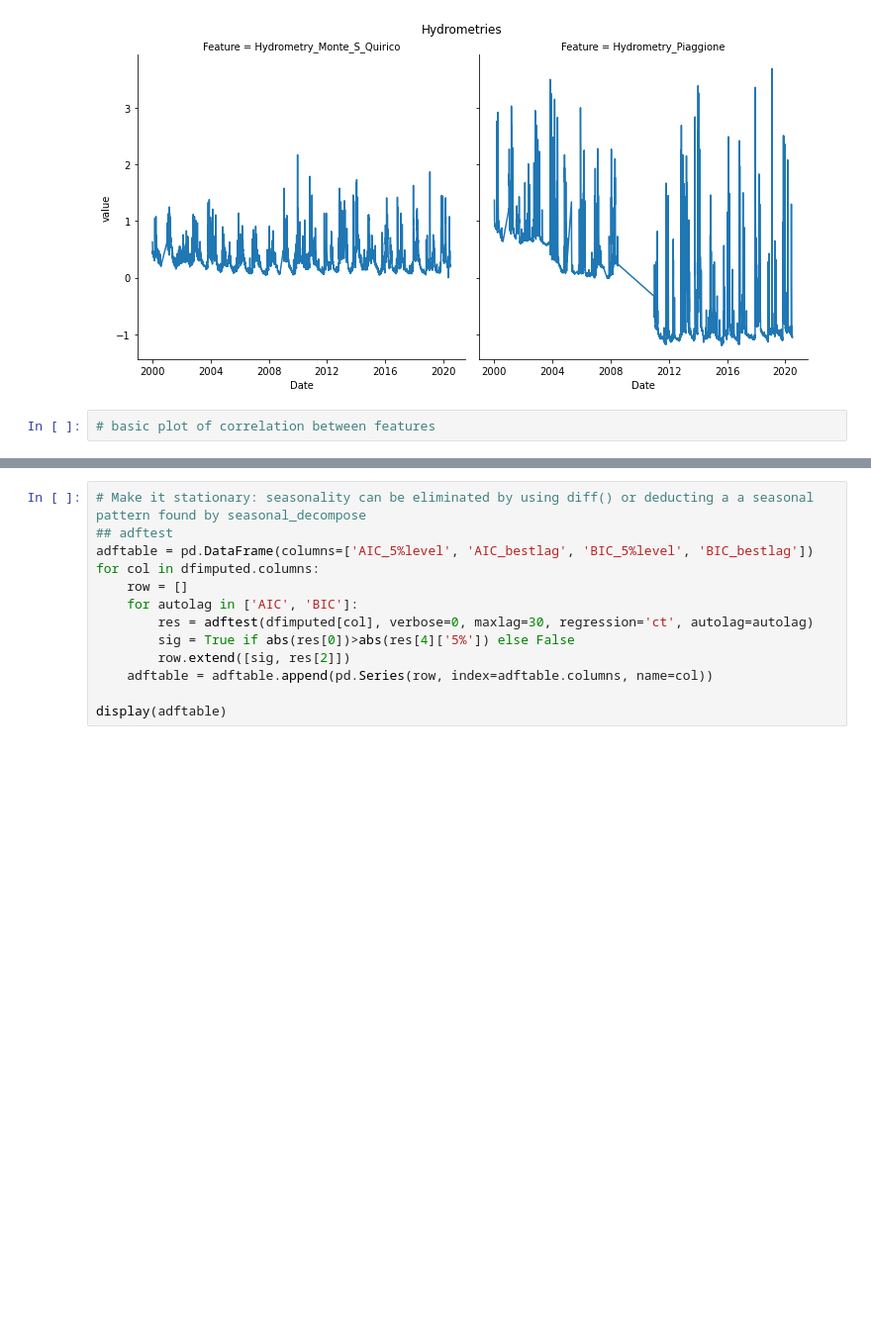
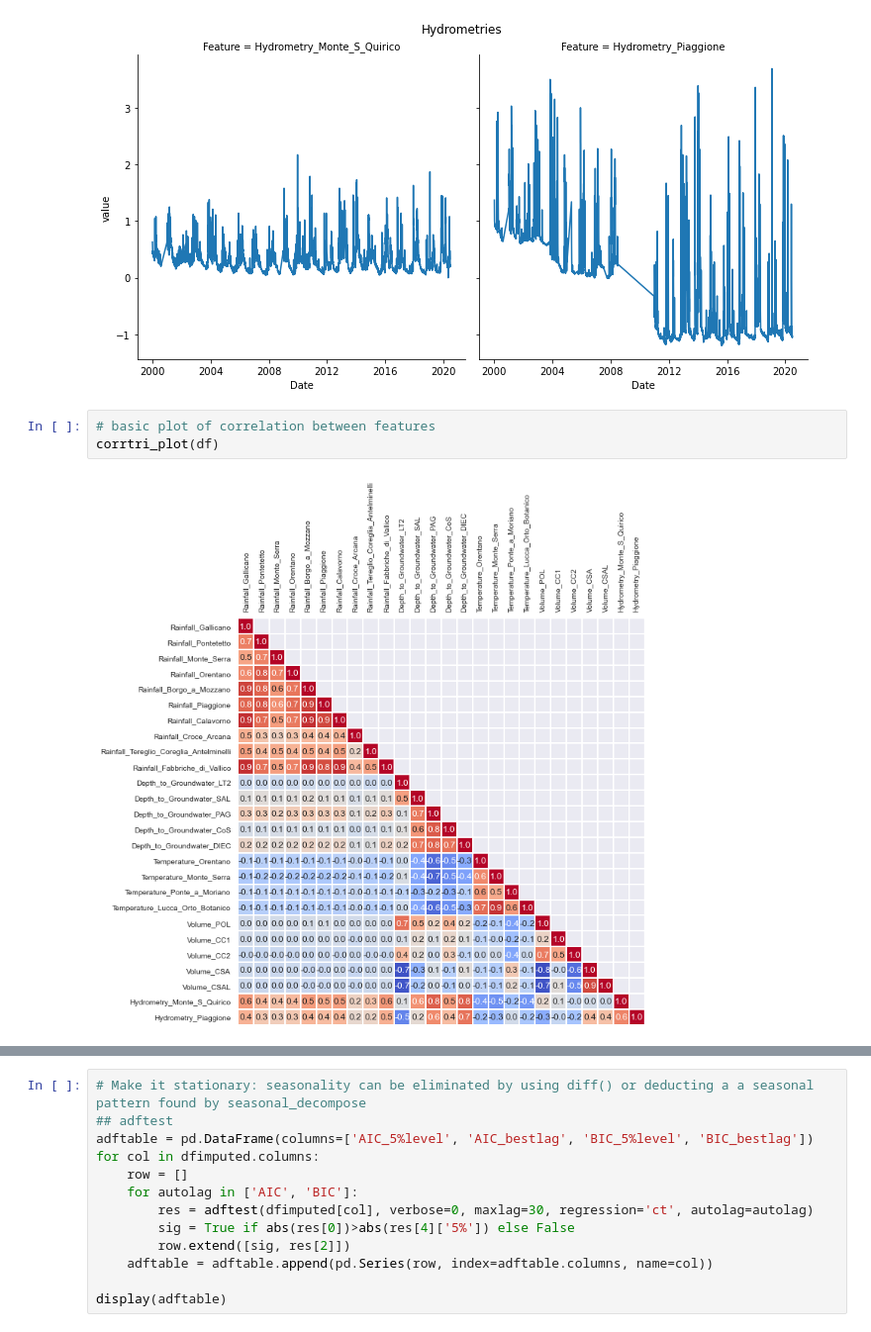
Before and after one commit to wkCircle/Acea-Smart-Water-Analytics, a Jupyter notebook: mannheim-smart-water-prediction.ipynb, the cells around one changed output, grey strips where cells are left out. Shown at 99% size. Drawn from its saved outputs; the diff is of its cells as text; blank space fills up the shorter version.

```diff
--- a/mannheim-smart-water-prediction.ipynb
+++ b/mannheim-smart-water-prediction.ipynb
@@ -436,6 +534,9 @@ aquifer_feature_plots(df)
 [figure]
 # %%
 # basic plot of correlation between features
+corrtri_plot(df)
+# %% [output]
+[figure, added]
 # %%
 # Set weird values to nan
 ## set nan to Groundwater whose values are 0
```
Also changed, not shown: parts of 32 cells of this notebook.
